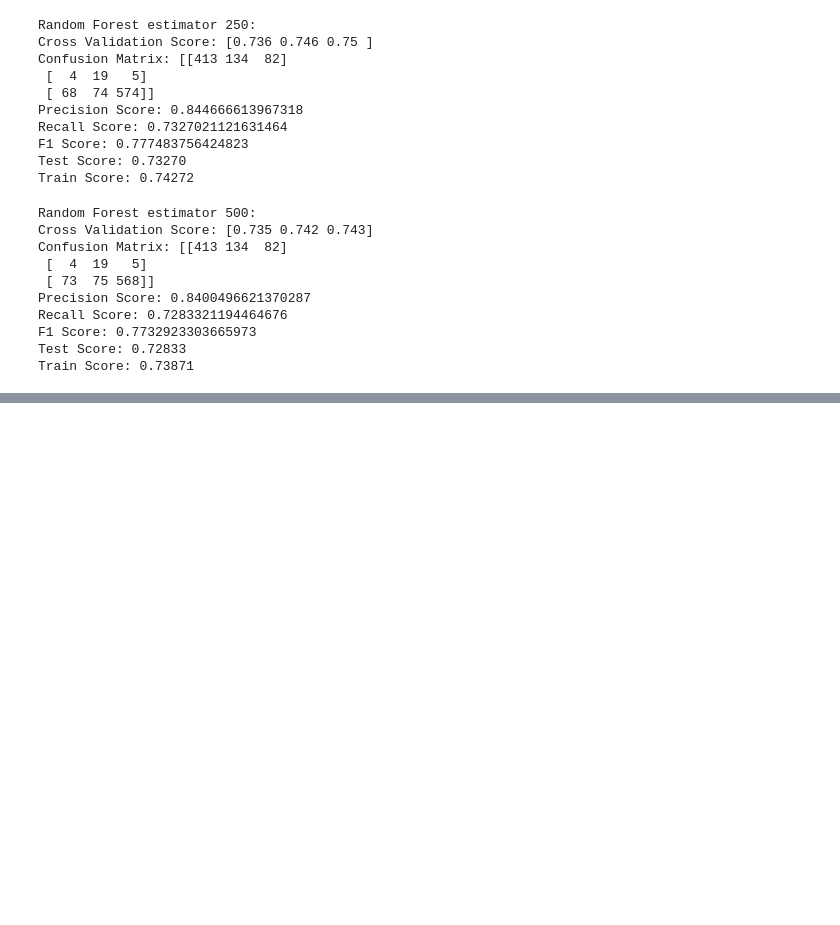
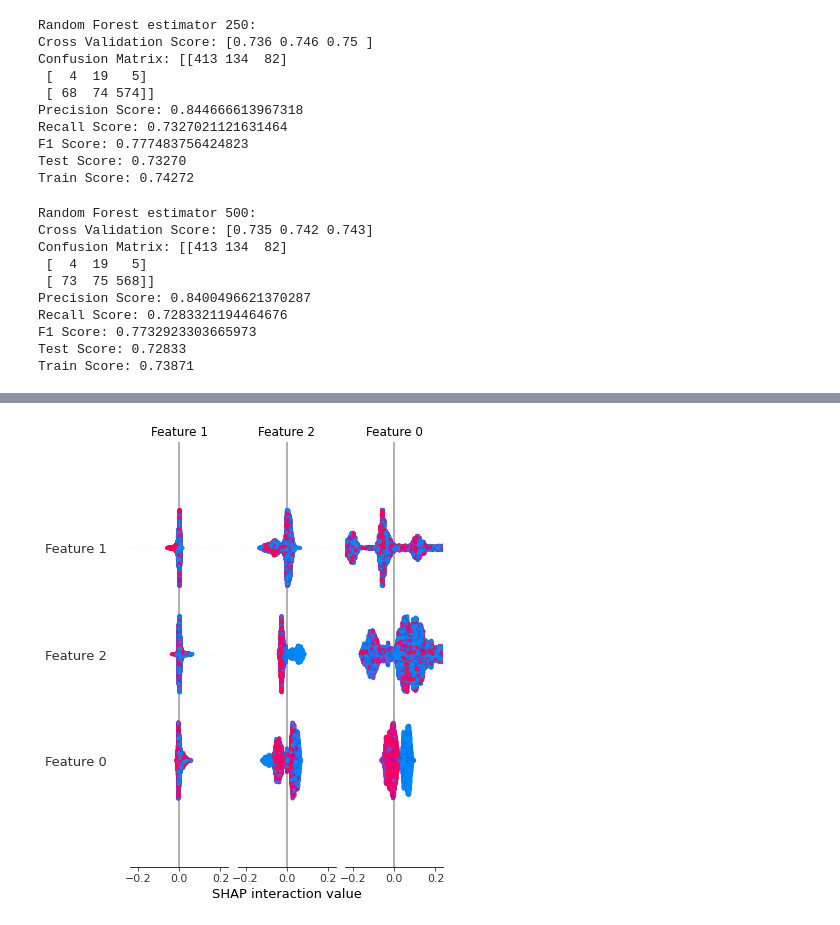
Before and after one commit to qmaclean/football_computer_vision, a Jupyter notebook: Throw_model.ipynb, the cells around one changed output, grey strips where cells are left out. Saved outputs shown, nothing was run; the diff lists cells and outputs as text; code cells hidden in the pictures; blank space fills up the shorter version.

Commit message:
add charts/performance

```diff
--- a/Throw_model.ipynb
+++ b/Throw_model.ipynb
@@ -284,0 +512,7 @@ fullSummary
+# %%
+explainer = shap.Explainer(rf100)
+shap_values = explainer(X)
+# %%
+shap.summary_plot(shap_values)
+# %% [output]
+[figure, added]
```
Also changed, not shown: parts of 6 cells of this notebook.
